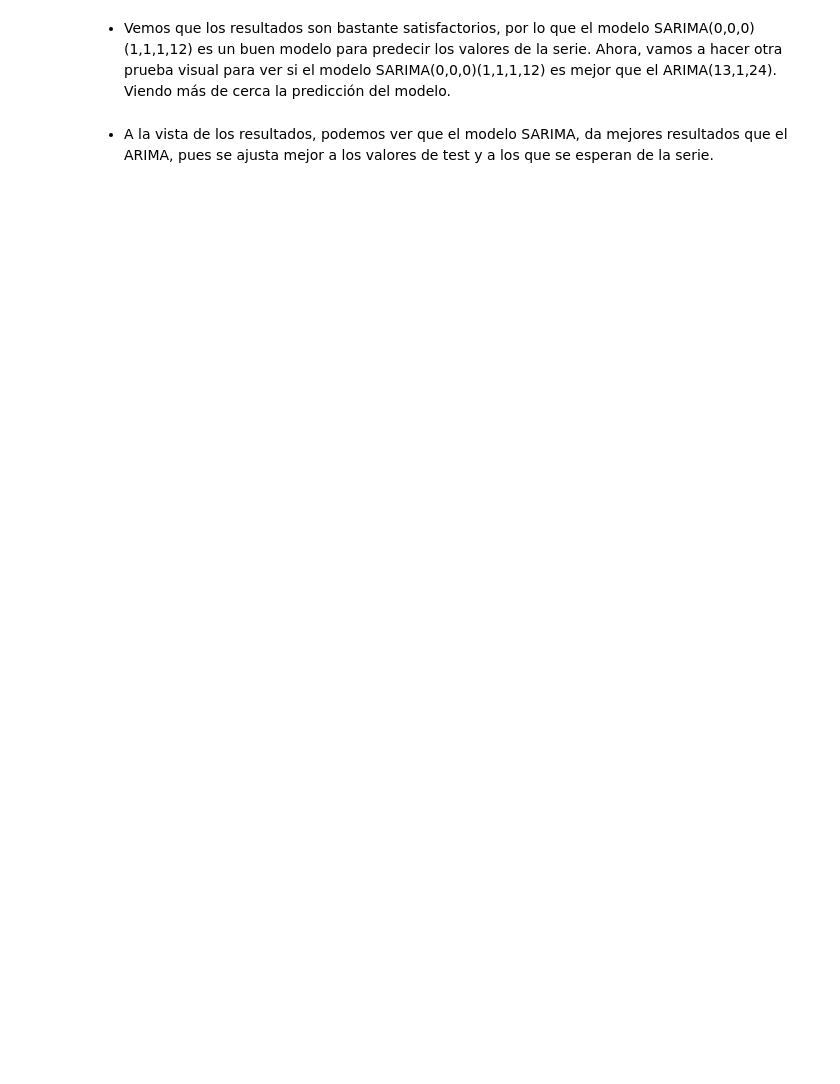
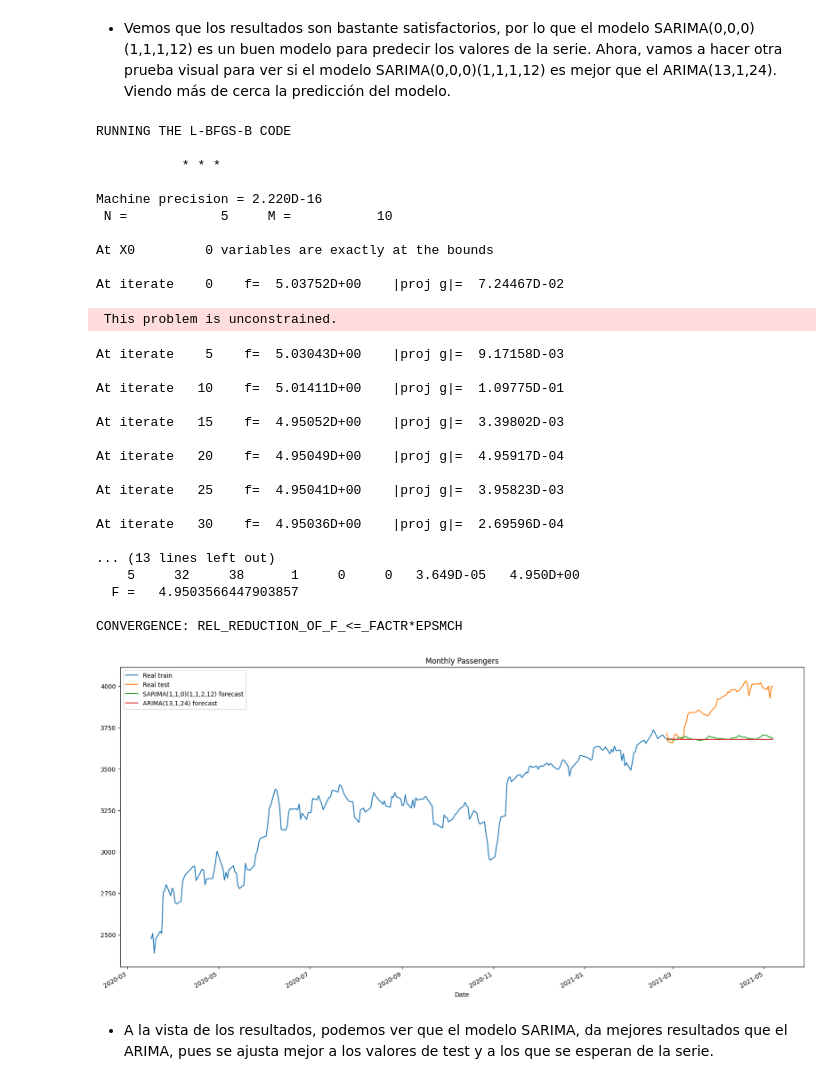
Before and after one commit to AlejandroPqLz/StockPrediction, a Jupyter notebook: DCDC_PrácticaFinal_Predicción de Stock.ipynb, the cells around one changed output. Drawn from its saved outputs; the diff is of its cells as text; code cells hidden in the pictures; blank space fills up the shorter version.

```diff
--- a/DCDC_PrácticaFinal_Predicción de Stock.ipynb
+++ b/DCDC_PrácticaFinal_Predicción de Stock.ipynb
@@ -752,16 +857,47 @@ plt.show()
 - Vemos que los resultados son bastante satisfactorios, por lo que el modelo SARIMA(0,0,0)(1,1,1,12) es un buen modelo para predecir los valores de la serie. Ahora, vamos a hacer otra prueba visual para ver si el modelo SARIMA(0,0,0)(1,1,1,12) es mejor que el ARIMA(13,1,24). Viendo más de cerca la predicción del modelo.
 # %%
 fig, ax = plt.subplots()
-ax = wd_train.Passengers[90:].plot(ax=ax,figsize=(20,10), title = "Monthly Passengers", label='Real train')
-ax = wd_test.Passengers.plot(ax=ax,figsize=(20,10), title = "Monthly Passengers", label='Real test')
+ax = wd_train.Open[600:].plot(ax=ax,figsize=(20,10), title = "Monthly Passengers", label='Real train')
+ax = wd_test.Open.plot(ax=ax,figsize=(20,10), title = "Monthly Passengers", label='Real test')
 
-model_sarima = SARIMAX(wd_train.Passengers, order=(1,1,0),seasonal_order=(1,1,2,12),enforce_invertibility=False)
+model_sarima = SARIMAX(wd_train.Open, order=(1,1,0),seasonal_order=(1,1,2,12),enforce_invertibility=False)
 results_sarima = model_sarima.fit()
-results_sarimafore = results_sarima.forecast(steps=24)
+results_sarimafore = results_sarima.forecast(steps=50)
+results_sarimafore.index=wd_test.Open.index
 
 ax = results_sarimafore.plot(ax=ax,label='SARIMA(1,1,0)(1,1,2,12) forecast')
 ax = results_arimafore.plot(ax=ax,label='ARIMA(13,1,24) forecast')
 plt.legend(loc="upper left")
 plt.show()
+# %% [output]
+RUNNING THE L-BFGS-B CODE
+
+           * * *
+
+Machine precision = 2.220D-16
+ N =            5     M =           10
+
+At X0         0 variables are exactly at the bounds
+
+At iterate    0    f=  5.03752D+00    |proj g|=  7.24467D-02
+ This problem is unconstrained.
+At iterate    5    f=  5.03043D+00    |proj g|=  9.17158D-03
+
+At iterate   10    f=  5.01411D+00    |proj g|=  1.09775D-01
+
+At iterate   15    f=  4.95052D+00    |proj g|=  3.39802D-03
+
+At iterate   20    f=  4.95049D+00    |proj g|=  4.95917D-04
+
+At iterate   25    f=  4.95041D+00    |proj g|=  3.95823D-03
+
+At iterate   30    f=  4.95036D+00    |proj g|=  2.69596D-04
+
+... (13 lines left out)
+    5     32     38      1     0     0   3.649D-05   4.950D+00
+  F =   4.9503566447903857
+
+CONVERGENCE: REL_REDUCTION_OF_F_<=_FACTR*EPSMCH
+[figure, added]
 # %% [markdown]
 - A la vista de los resultados, podemos ver que el modelo SARIMA, da mejores resultados que el ARIMA, pues se ajusta mejor a los valores de test y a los que se esperan de la serie.
```
Also changed, not shown: parts of 21 cells of this notebook.
